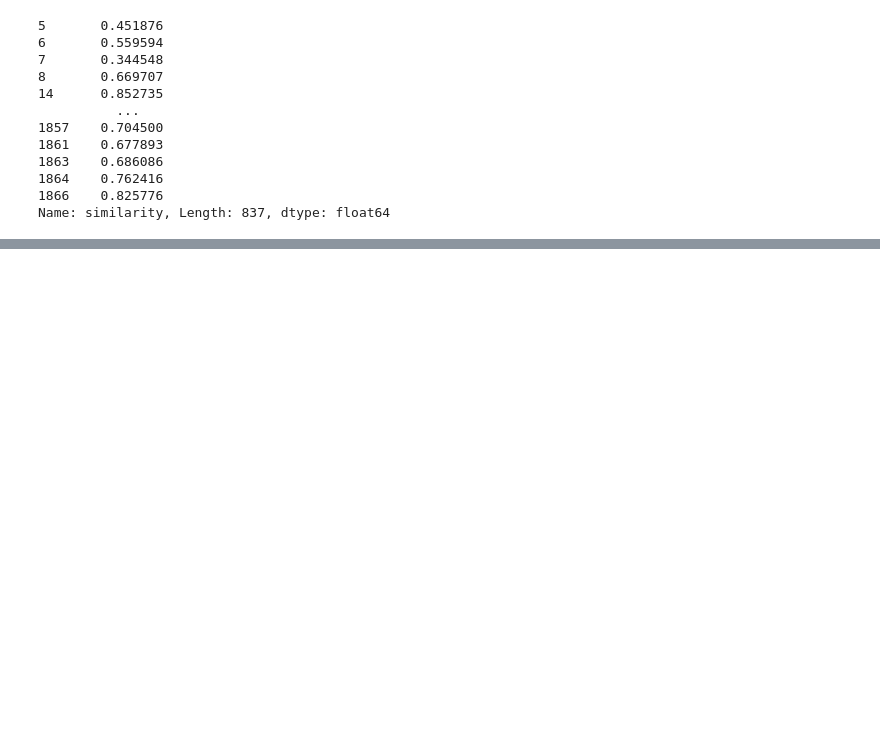
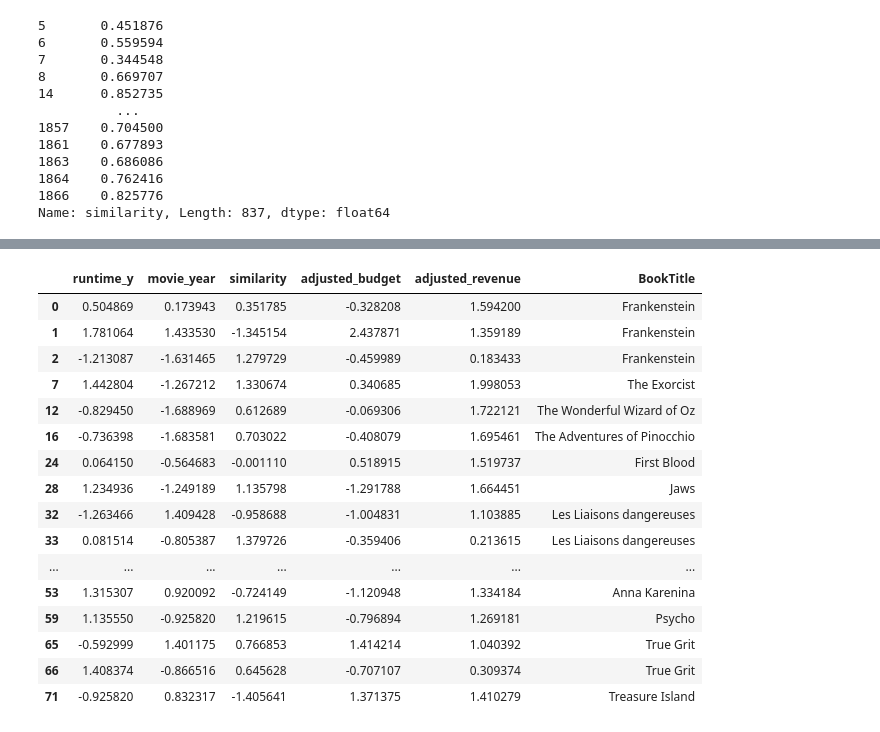
Before and after one commit to epfl-ada/ada-2024-project-datadruids, a Jupyter notebook: src/multiple_adaptations.ipynb, the cells around one changed output, grey strips where cells are left out. Drawn from its saved outputs; the diff is of its cells as text; code cells hidden in the pictures; blank space fills up the shorter version.

```diff
--- a/src/multiple_adaptations.ipynb
+++ b/src/multiple_adaptations.ipynb
@@ -120,0 +56,65 @@ Index(['Unnamed: 0', 'movie_id', 'movie_cluster', 'movie_name_x',
+# %%
+multi_adapt_2 = relevant_movies[relevant_movies.groupby('BookTitle').BookTitle.transform(len) >= 2]
+multi_adapt_3 = relevant_movies[relevant_movies.groupby('BookTitle').BookTitle.transform(len) >= 3]
+multi_adapt_4 = relevant_movies[relevant_movies.groupby('BookTitle').BookTitle.transform(len) >= 4]
+multi_adapt_5 = relevant_movies[relevant_movies.groupby('BookTitle').BookTitle.transform(len) >= 5]
+
+Booktitles_2 = multi_adapt_2.value_counts('BookTitle').index.to_list()
+Booktitles_3 = multi_adapt_3.value_counts('BookTitle').index.to_list()
+Booktitles_4 = multi_adapt_4.value_counts('BookTitle').index.to_list()
+Booktitles_5 = multi_adapt_5.value_counts('BookTitle').index.to_list()
+
+target_columns = ['runtime_y', 'movie_year','similarity','adjusted_budget', 'adjusted_revenue']
+dataframe_columns = ['runtime_y', 'movie_year','similarity','adjusted_budget', 'adjusted_revenue', 'BookTitle']
+
+Std_2_films = pd.DataFrame(columns=dataframe_columns)
+Std_3_films = pd.DataFrame(columns=dataframe_columns)
+Std_4_films = pd.DataFrame(columns=dataframe_columns)
+Std_5_films = pd.DataFrame(columns=dataframe_columns)
+
+for title in Booktitles_2:
+    df = multi_adapt_2[multi_adapt_2['BookTitle']==title]
+    df = df[target_columns]
+    scaler = StandardScaler()
+    df = pd.DataFrame(scaler.fit_transform(df), columns=df.columns)
+    df.sort_values('adjusted_revenue', ascending=False, inplace=True)
+    df['BookTitle'] = title
+    Std_2_films = pd.concat([Std_2_films,df])
+Std_2_films.reset_index(drop=True,inplace=True)
+
+for title in Booktitles_3:
+    df = multi_adapt_3[multi_adapt_3['BookTitle']==title]
+    df = df[target_columns]
+    scaler = StandardScaler()
+    df = pd.DataFrame(scaler.fit_transform(df), columns=df.columns)
+    df.sort_values('adjusted_revenue', ascending=False, inplace=True)
+    df['BookTitle'] = title
+    Std_3_films = pd.concat([Std_3_films,df])
+Std_3_films.reset_index(drop=True,inplace=True)
+
+for title in Booktitles_4:
+    df = multi_adapt_4[multi_adapt_4['BookTitle']==title]
+    df = df[target_columns]
+    scaler = StandardScaler()
+    df = pd.DataFrame(scaler.fit_transform(df), columns=df.columns)
+    df.sort_values('adjusted_revenue', ascending=False, inplace=True)
+    df['BookTitle'] = title
+    Std_4_films = pd.concat([Std_4_films,df])
+Std_4_films.reset_index(drop=True,inplace=True)
+
+for title in Booktitles_5:
+    df = multi_adapt_5[multi_adapt_3['BookTitle']==title]
+    df = df[target_columns]
+    scaler = StandardScaler()
+    df = pd.DataFrame(scaler.fit_transform(df), columns=df.columns)
+    df.sort_values('adjusted_revenue', ascending=False, inplace=True)
+    df['BookTitle'] = title
+    Std_5_films = pd.concat([Std_5_films,df])
+Std_5_films.reset_index(drop=True,inplace=True)
+
+Positive_revenue_films_2 = Std_2_films[(Std_2_films['adjusted_revenue']>1.01) | ((Std_2_films['adjusted_revenue'] >0.1)&(Std_2_films['adjusted_revenue']<0.999 ))]
+Positive_revenue_films_3 = Std_3_films[(Std_3_films['adjusted_revenue']>0) & (Std_3_films['adjusted_revenue'] !=1.000000)]
+Positive_revenue_films_4 = Std_4_films[(Std_4_films['adjusted_revenue']>0) & (Std_4_films['adjusted_revenue'] !=1.000000)]
+Positive_revenue_films_5 = Std_5_films[(Std_5_films['adjusted_revenue']>0) & (Std_5_films['adjusted_revenue'] !=1.000000)]
+Positive_revenue_films_2
+# %% [output]
@@ -120,0 +137,17 @@ Index(['Unnamed: 0', 'movie_id', 'movie_cluster', 'movie_name_x',
+|  | runtime_y | movie_year | similarity | adjusted_budget | adjusted_revenue | BookTitle |
+| 0 | 0.504869 | 0.173943 | 0.351785 | -0.328208 | 1.594200 | Frankenstein |
+| 1 | 1.781064 | 1.433530 | -1.345154 | 2.437871 | 1.359189 | Frankenstein |
+| 2 | -1.213087 | -1.631465 | 1.279729 | -0.459989 | 0.183433 | Frankenstein |
+| 7 | 1.442804 | -1.267212 | 1.330674 | 0.340685 | 1.998053 | The Exorcist |
+| 12 | -0.829450 | -1.688969 | 0.612689 | -0.069306 | 1.722121 | The Wonderful Wizard of Oz |
+| 16 | -0.736398 | -1.683581 | 0.703022 | -0.408079 | 1.695461 | The Adventures of Pinocchio |
+| 24 | 0.064150 | -0.564683 | -0.001110 | 0.518915 | 1.519737 | First Blood |
+| 28 | 1.234936 | -1.249189 | 1.135798 | -1.291788 | 1.664451 | Jaws |
+| 32 | -1.263466 | 1.409428 | -0.958688 | -1.004831 | 1.103885 | Les Liaisons dangereuses |
+| 33 | 0.081514 | -0.805387 | 1.379726 | -0.359406 | 0.213615 | Les Liaisons dangereuses |
+| ... | ... | ... | ... | ... | ... | ... |
+| 53 | 1.315307 | 0.920092 | -0.724149 | -1.120948 | 1.334184 | Anna Karenina |
+| 59 | 1.135550 | -0.925820 | 1.219615 | -0.796894 | 1.269181 | Psycho |
+| 65 | -0.592999 | 1.401175 | 0.766853 | 1.414214 | 1.040392 | True Grit |
+| 66 | 1.408374 | -0.866516 | 0.645628 | -0.707107 | 0.309374 | True Grit |
+| 71 | -0.925820 | 0.832317 | -1.405641 | 1.371375 | 1.410279 | Treasure Island |
```
Also changed, not shown: parts of 13 cells of this notebook.
